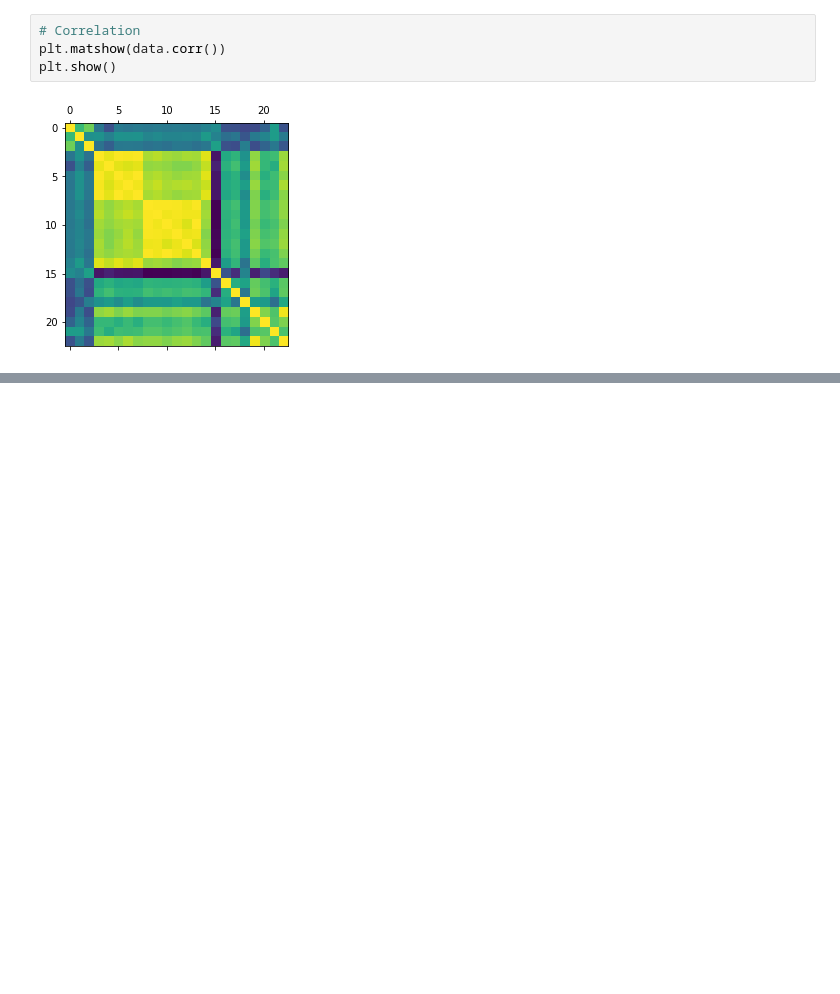
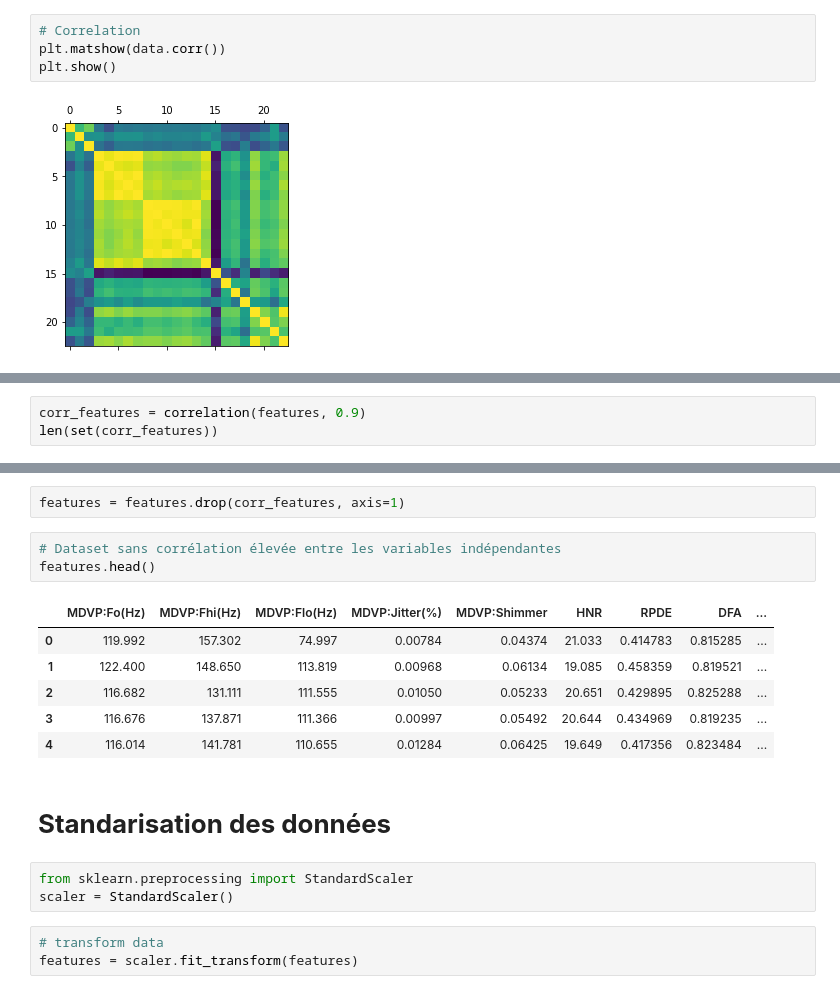
Before and after one commit to khattalamohammed/Projet-ML, a Jupyter notebook: parkinson.ipynb, the cells around one changed output, grey strips where cells are left out. Saved outputs shown, nothing was run; the diff lists cells and outputs as text; blank space fills up the shorter version.

```diff
--- a/parkinson.ipynb
+++ b/parkinson.ipynb
@@ -226,0 +183,3 @@ print(X_train)
+# %%
+corr_features = correlation(features, 0.9)
+len(set(corr_features))
@@ -226,0 +202,20 @@ print(X_train)
+# %%
+features = features.drop(corr_features, axis=1)
+# %%
+# Dataset sans corrélation élevée entre les variables indépendantes
+features.head()
+# %% [output]
+|  | MDVP:Fo(Hz) | MDVP:Fhi(Hz) | MDVP:Flo(Hz) | MDVP:Jitter(%) | MDVP:Shimmer | HNR | RPDE | DFA | ... |
+| 0 | 119.992 | 157.302 | 74.997 | 0.00784 | 0.04374 | 21.033 | 0.414783 | 0.815285 | ... |
+| 1 | 122.400 | 148.650 | 113.819 | 0.00968 | 0.06134 | 19.085 | 0.458359 | 0.819521 | ... |
+| 2 | 116.682 | 131.111 | 111.555 | 0.01050 | 0.05233 | 20.651 | 0.429895 | 0.825288 | ... |
+| 3 | 116.676 | 137.871 | 111.366 | 0.00997 | 0.05492 | 20.644 | 0.434969 | 0.819235 | ... |
+| 4 | 116.014 | 141.781 | 110.655 | 0.01284 | 0.06425 | 19.649 | 0.417356 | 0.823484 | ... |
+# %% [markdown]
+# **Standarisation des données**
+# %%
+from sklearn.preprocessing import StandardScaler
+scaler = StandardScaler()
+# %%
+# transform data
+features = scaler.fit_transform(features)
```
Also changed, not shown: parts of 57 cells of this notebook.
